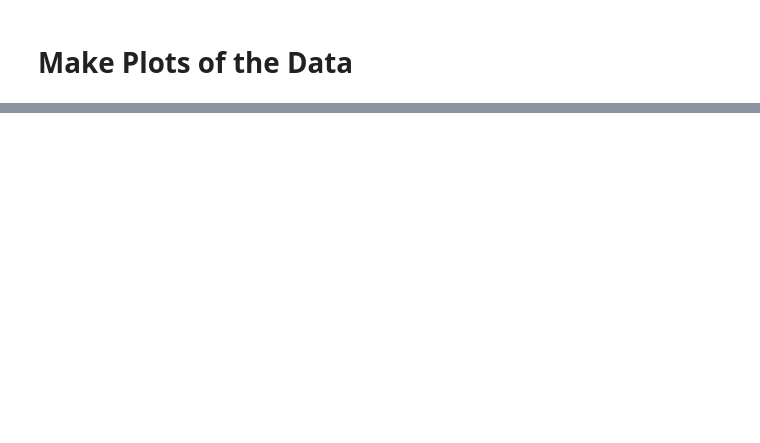
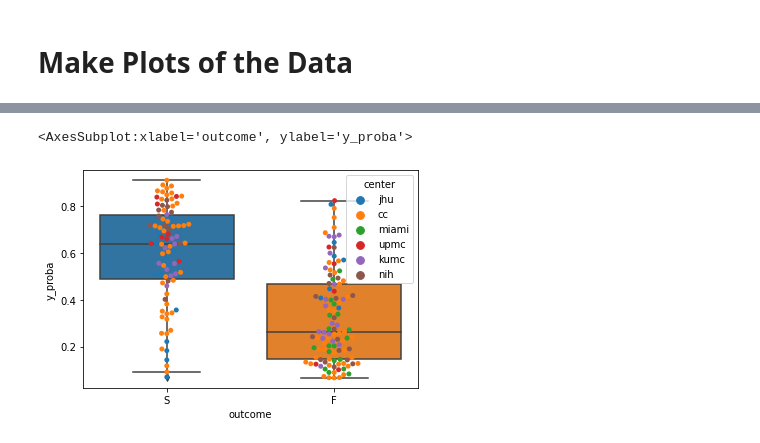
Before and after one commit to adam2392/interictal_study, a Jupyter notebook: notebooks/plot_source_sink_validation.ipynb, the cells around one changed output, grey strips where cells are left out. Drawn from its saved outputs; the diff is of its cells as text; code cells hidden in the pictures; blank space fills up the shorter version.

```diff
--- a/notebooks/plot_source_sink_validation.ipynb
+++ b/notebooks/plot_source_sink_validation.ipynb
@@ -129,0 +153,25 @@ for idx in range(n_splits):
+# %%
+y_probas = []
+subj_list = []
+outcomes = []
+centers = []
+folds = []
+
+for idx in range(n_splits):
+    y_pred_proba = scores[f"{which_set}_y_pred_proba"][idx]
+    subjects = scores[f"{which_set}_subjects"][idx]
+    for subject in subjects:
+        outcome = meta_df[meta_df["patient_id"] == subject]["outcome"].values[0]
+        outcomes.append(outcome)
+
+        center = meta_df[meta_df["patient_id"] == subject]["clinical_center"].values[0]
+        centers.append(center)
+
+    y_probas.extend(y_pred_proba)
+    subj_list.extend(subjects)
+    folds.extend([idx] * len(subjects))
+# %%
+proba_df = pd.DataFrame((y_probas, subj_list, outcomes, centers, folds)).T
+proba_df.columns = ["y_proba", "subject", "outcome", "center", "fold"]
+
+display(proba_df.head())
@@ -129,0 +185,8 @@ for idx in range(n_splits):
+# %%
+fig, ax = plt.subplots()
+# sns.stripplot(x="outcome", y="y_proba", hue="center", data=proba_df, ax=ax)
+sns.boxplot(x="outcome", y="y_proba", data=proba_df, ax=ax)
+sns.swarmplot(x="outcome", y="y_proba", hue="center", data=proba_df, ax=ax)
+# %% [output]
+<AxesSubplot:xlabel='outcome', ylabel='y_proba'>
+[figure, added]
```
Also changed, not shown: parts of 21 cells of this notebook, 11 other files.
